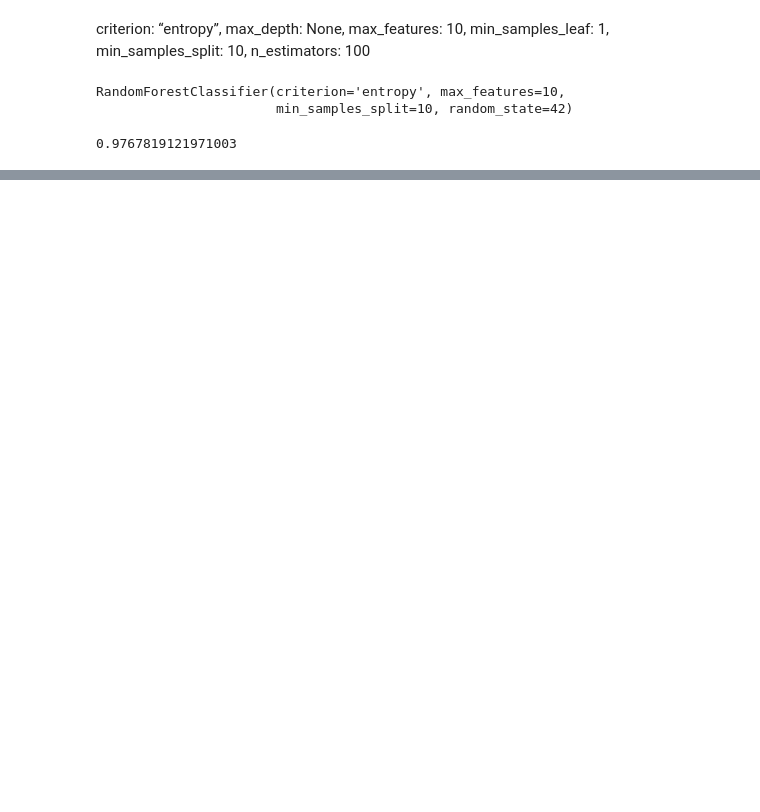
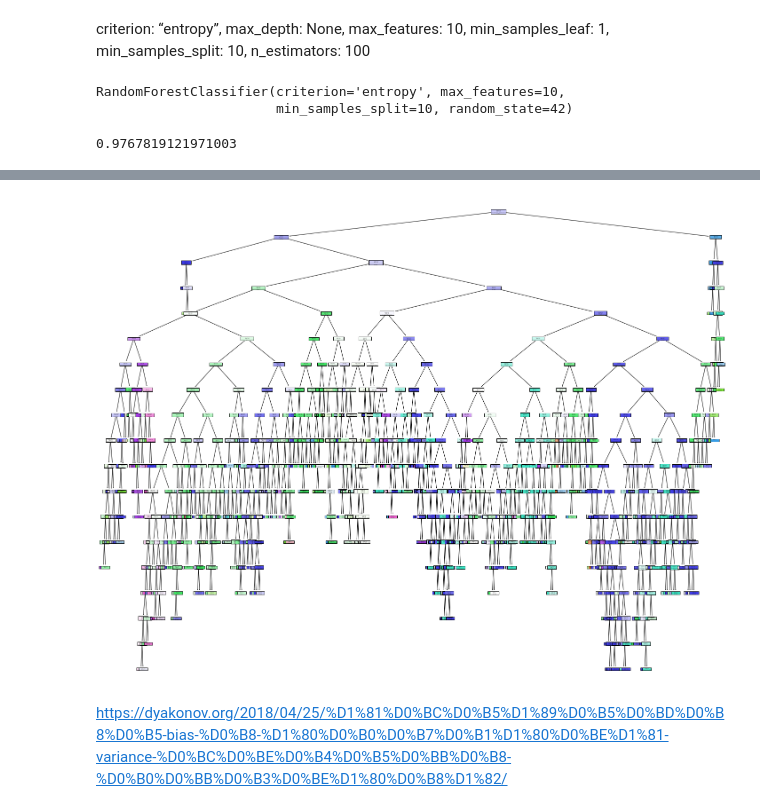
Before and after one commit to alex-chin/Attack_detection, a Jupyter notebook: net_traffik.ipynb, the cells around one changed output, grey strips where cells are left out. Saved outputs shown, nothing was run; the diff lists cells and outputs as text; code cells hidden in the pictures; blank space fills up the shorter version.

```diff
--- a/net_traffik.ipynb
+++ b/net_traffik.ipynb
@@ -226,0 +286,4 @@ array([[12032,   269],
+# %%
+y = df_train.attack_cat
+X = df_train.drop(columns=['id','label', 'attack_cat'])
+X = oneh(X,['proto','service','state'])
@@ -226,0 +368,11 @@ array([[12032,   269],
+# %%
+
+fig = plt.figure(figsize=(25,20))
+_ = tree.plot_tree(clf,
+                   feature_names=X_train.columns,
+                   class_names=cat,
+                   filled=True)
+# %% [output]
+[figure, added]
+# %% [markdown]
+https://dyakonov.org/2018/04/25/%D1%81%D0%BC%D0%B5%D1%89%D0%B5%D0%BD%D0%B8%D0%B5-bias-%D0%B8-%D1%80%D0%B0%D0%B7%D0%B1%D1%80%D0%BE%D1%81-variance-%D0%BC%D0%BE%D0%B4%D0%B5%D0%BB%D0%B8-%D0%B0%D0%BB%D0%B3%D0%BE%D1%80%D0%B8%D1%82/
```
Also changed, not shown: parts of 44 cells of this notebook, 1 other file.
